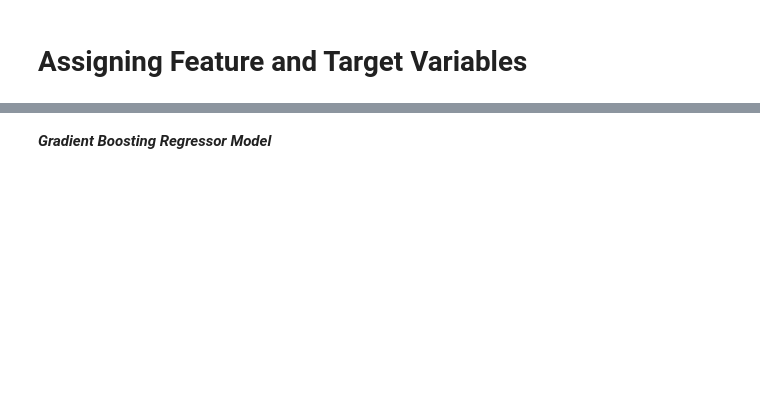
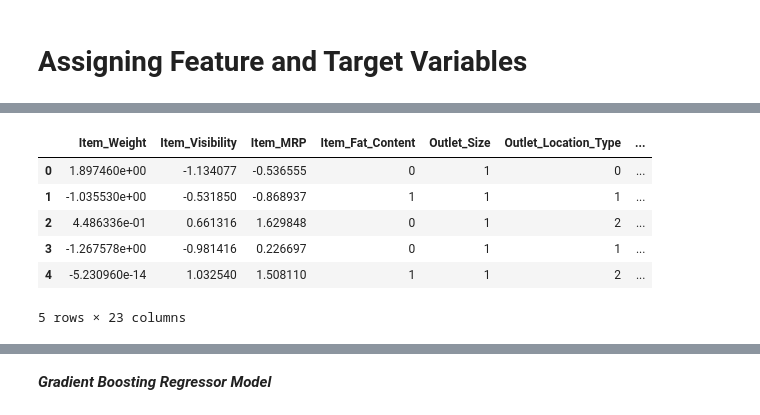
Before and after one commit to eyadayman12/Data-Science-and-Machine-Learning-Projects, a Jupyter notebook: BigMart Sales Prediction/BigMart Sales Prediction Project.ipynb, the cells around one changed output, grey strips where cells are left out. Drawn from its saved outputs; the diff is of its cells as text; code cells hidden in the pictures; blank space fills up the shorter version.

```diff
--- a/BigMart Sales Prediction/BigMart Sales Prediction Project.ipynb
+++ b/BigMart Sales Prediction/BigMart Sales Prediction Project.ipynb
@@ -743,3 +929,3 @@ X.head()
 # %%
-X_test = test[cont_features]
-X_test.head()
+test2 = test[cont_features]
+test2.head()
@@ -749,9 +944,9 @@ X_test.head()
 # %%
 scaler = StandardScaler()
 X = scaler.fit_transform(X)
-X_test = scaler.fit_transform(X_test)
+test2 = scaler.fit_transform(test2)
 # %%
 X = pd.DataFrame(X, columns=cont_features)
-X_test = pd.DataFrame(X_test, columns=cont_features)
+test2 = pd.DataFrame(test2, columns=cont_features)
 # %%
 X.head()
@@ -775,5 +1040,13 @@ y.head()
 # %%
-X_test = pd.concat([X_test, test[cat_features]], axis=1)
-X_test.head()
+test2 = pd.concat([test2, test[cat_features]], axis=1)
+test2.head()
+# %% [output]
+|  | Item_Weight | Item_Visibility | Item_MRP | Item_Fat_Content | Outlet_Size | Outlet_Location_Type | ... |
+| 0 | 1.897460e+00 | -1.134077 | -0.536555 | 0 | 1 | 0 | ... |
+| 1 | -1.035530e+00 | -0.531850 | -0.868937 | 1 | 1 | 1 | ... |
+| 2 | 4.486336e-01 | 0.661316 | 1.629848 | 0 | 1 | 2 | ... |
+| 3 | -1.267578e+00 | -0.981416 | 0.226697 | 0 | 1 | 1 | ... |
+| 4 | -5.230960e-14 | 1.032540 | 1.508110 | 1 | 1 | 2 | ... |
+5 rows × 23 columns
 # %%
 train.shape
```
Also changed, not shown: parts of 69 cells of this notebook.
